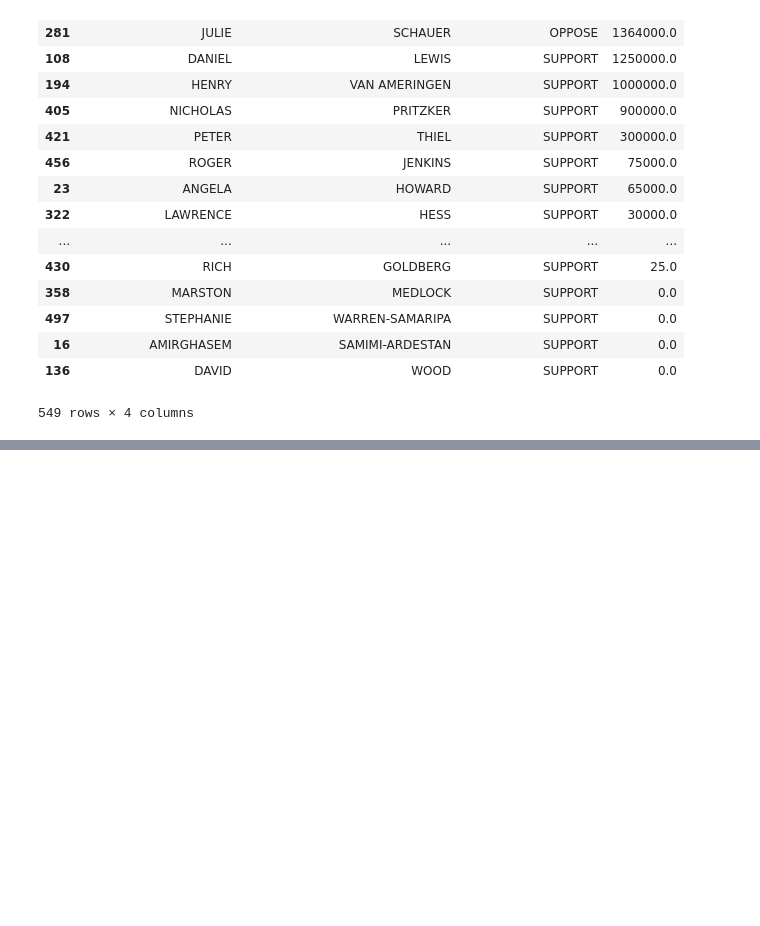
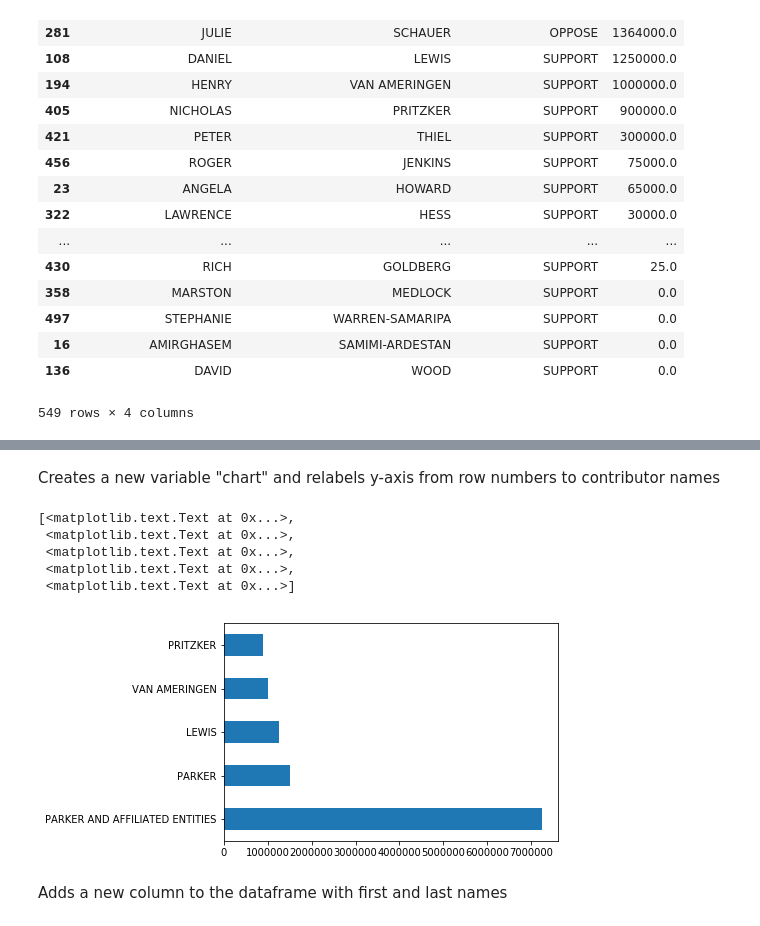
Before and after one commit to TheBobThe/first-python-notebook, a Jupyter notebook: Module 0 Work.ipynb, the cells around one changed output, grey strips where cells are left out. Saved outputs shown, nothing was run; the diff lists cells and outputs as text; code cells hidden in the pictures; blank space fills up the shorter version.

```diff
--- a/Module 0 Work.ipynb
+++ b/Module 0 Work.ipynb
@@ -348,0 +394,14 @@ merged.groupby(["contributor_firstname", "contributor_lastname", "committee_posi
+# %% [markdown]
+Creates a new variable "chart" and relabels y-axis from row numbers to contributor names
+# %%
+chart = top_supporters.head(5).amount.plot.barh()
+chart.set_yticklabels(top_supporters.contributor_lastname)
+# %% [output]
+[<matplotlib.text.Text at 0x...>,
+ <matplotlib.text.Text at 0x...>,
+ <matplotlib.text.Text at 0x...>,
+ <matplotlib.text.Text at 0x...>,
+ <matplotlib.text.Text at 0x...>]
+[figure, added]
+# %% [markdown]
+Adds a new column to the dataframe with first and last names
```
Also changed, not shown: parts of 22 cells of this notebook.
